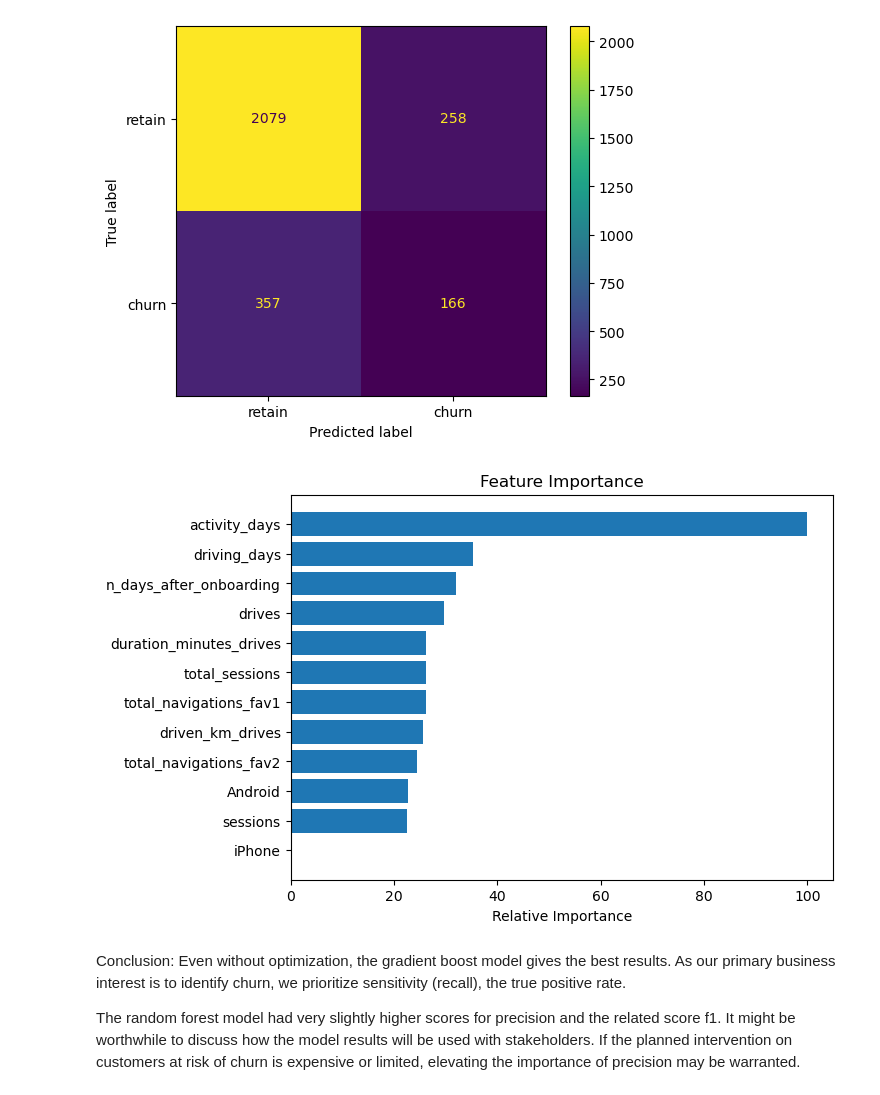
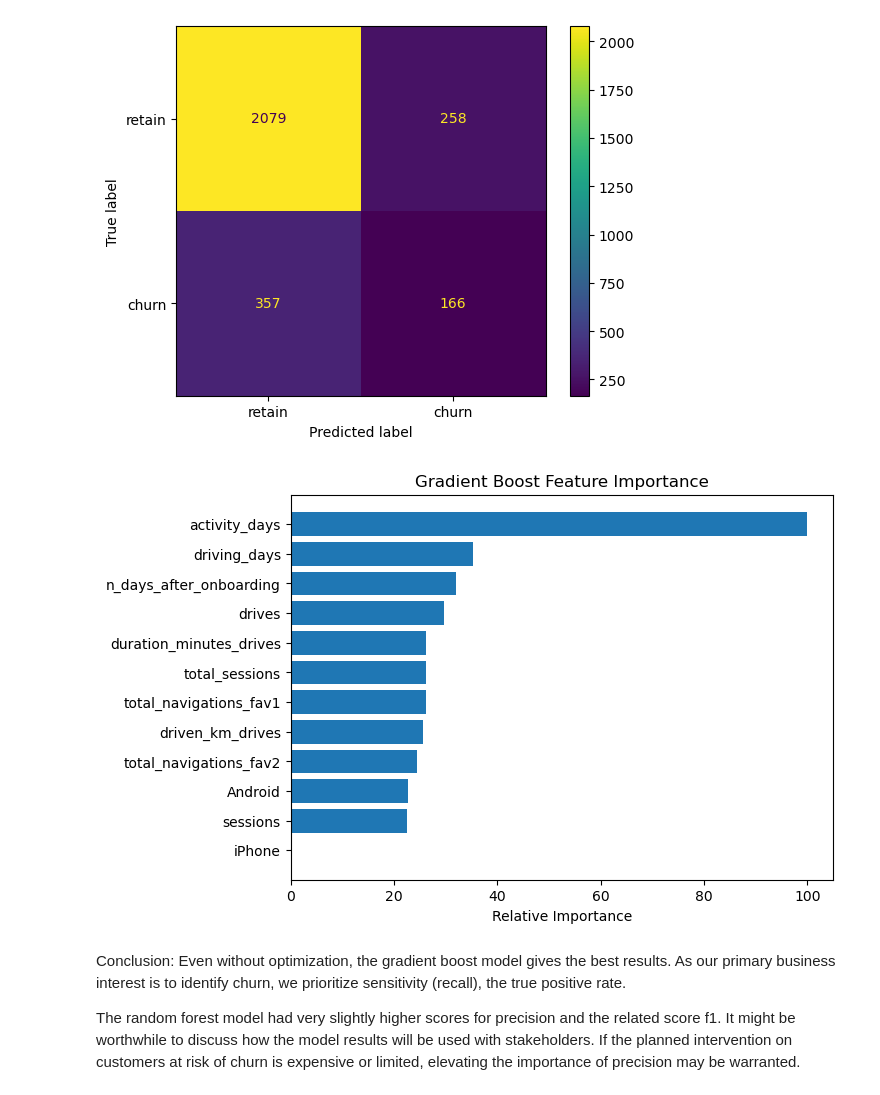
Before and after one commit to amoutafian/waze_capstone, a Jupyter notebook: notebooks/29.3 Modeling .ipynb, the cells around one changed output. Drawn from its saved outputs; the diff is of its cells as text; code cells hidden in the pictures.

```diff
--- a/notebooks/29.3 Modeling .ipynb
+++ b/notebooks/29.3 Modeling .ipynb
@@ -422,20 +422,20 @@ display_cm.plot(ax = ax);
 # %%
 feature_importance = clf_xgb.feature_importances_
 # make importances relative to max importance
 feature_importance = 100.0 * (feature_importance / feature_importance.max())
 sorted_idx = np.argsort(feature_importance)
 
 pos = np.arange(sorted_idx.shape[0]) + .5
 
 sorted_idx.size
 plt.figure(figsize=(7,5))
 plt.barh(pos, feature_importance[sorted_idx], align='center')
 plt.yticks(pos, X.columns[sorted_idx])
 plt.xlabel('Relative Importance')
-plt.title('Feature Importance')
+plt.title('Gradient Boost Feature Importance')
 plt.show();
 # %% [output]
-[figure, old version]
+[figure, new version]
 # %% [markdown]
 Conclusion: Even without optimization, the gradient boost model gives the best results. As our primary business interest is to identify churn, we prioritize sensitivity (recall), the true positive rate.
 
```
Also changed, not shown: parts of 1 cell of this notebook.
